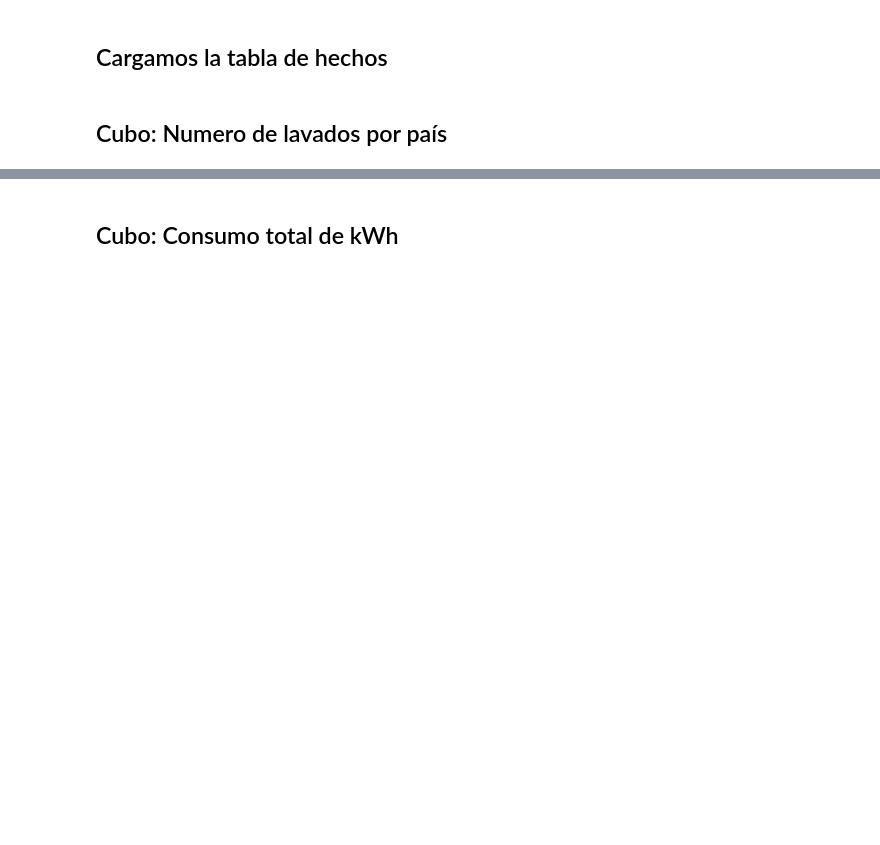
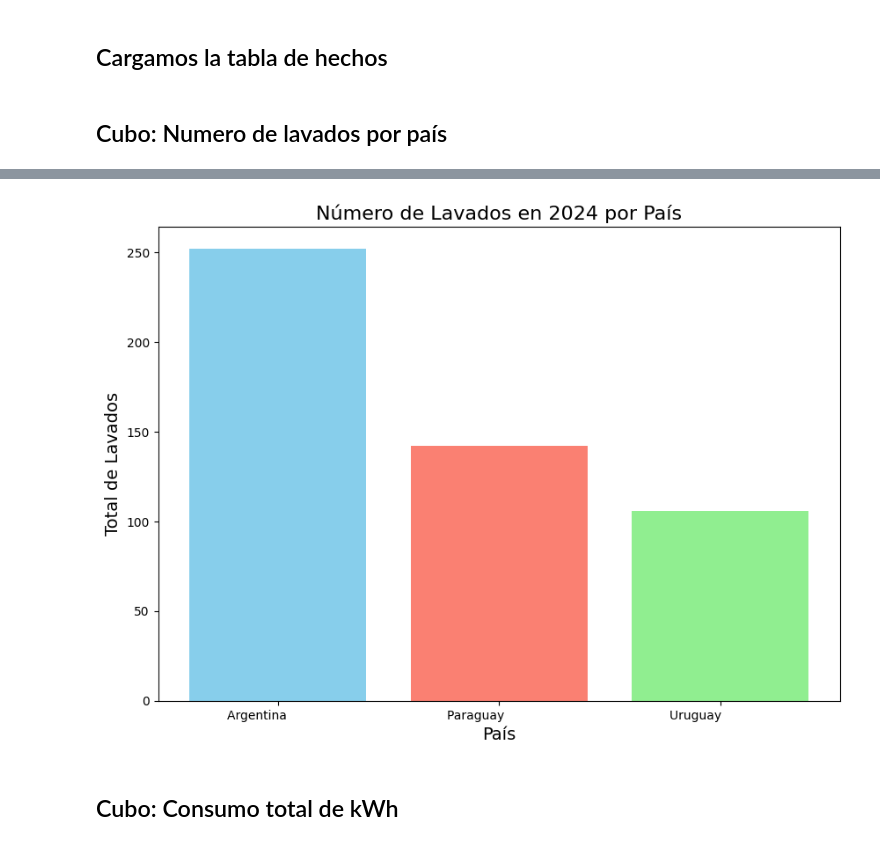
Before and after one commit to Elias-C0/TP_final_Base_Datos_MultidimensionaL, a Jupyter notebook: DataWarehouse/ETL.ipynb, the cells around one changed output, grey strips where cells are left out. Cells and saved outputs as stored; diff of their text form; code cells hidden in the pictures; blank space fills up the shorter version.

Commit message:
Graficacion con las consultas

```diff
--- a/DataWarehouse/ETL.ipynb
+++ b/DataWarehouse/ETL.ipynb
@@ -181,3 +182,17 @@ consulta_1
+# %%
+plt.figure(figsize=(10, 7))
+colores = ['skyblue', 'salmon', 'lightgreen']
+
+#grafico de barras
+plt.bar(consulta_1['pais'], consulta_1['total_lavados'], color=colores)
+plt.xlabel('País', fontsize=14)
+plt.ylabel('Total de Lavados', fontsize=14)
+plt.title('Número de Lavados en 2024 por País', fontsize=16)
+
+plt.savefig('./graficos/Número de Lavados en 2024 por País.png', format='png', transparent=True, dpi=300)
+plt.show()
+# %% [output]
+[figure, added]
 # %% [markdown]
 ## Cubo: Consumo total de kWh
 # %%
```
Also changed, not shown: parts of 10 cells of this notebook, 3 other files.
